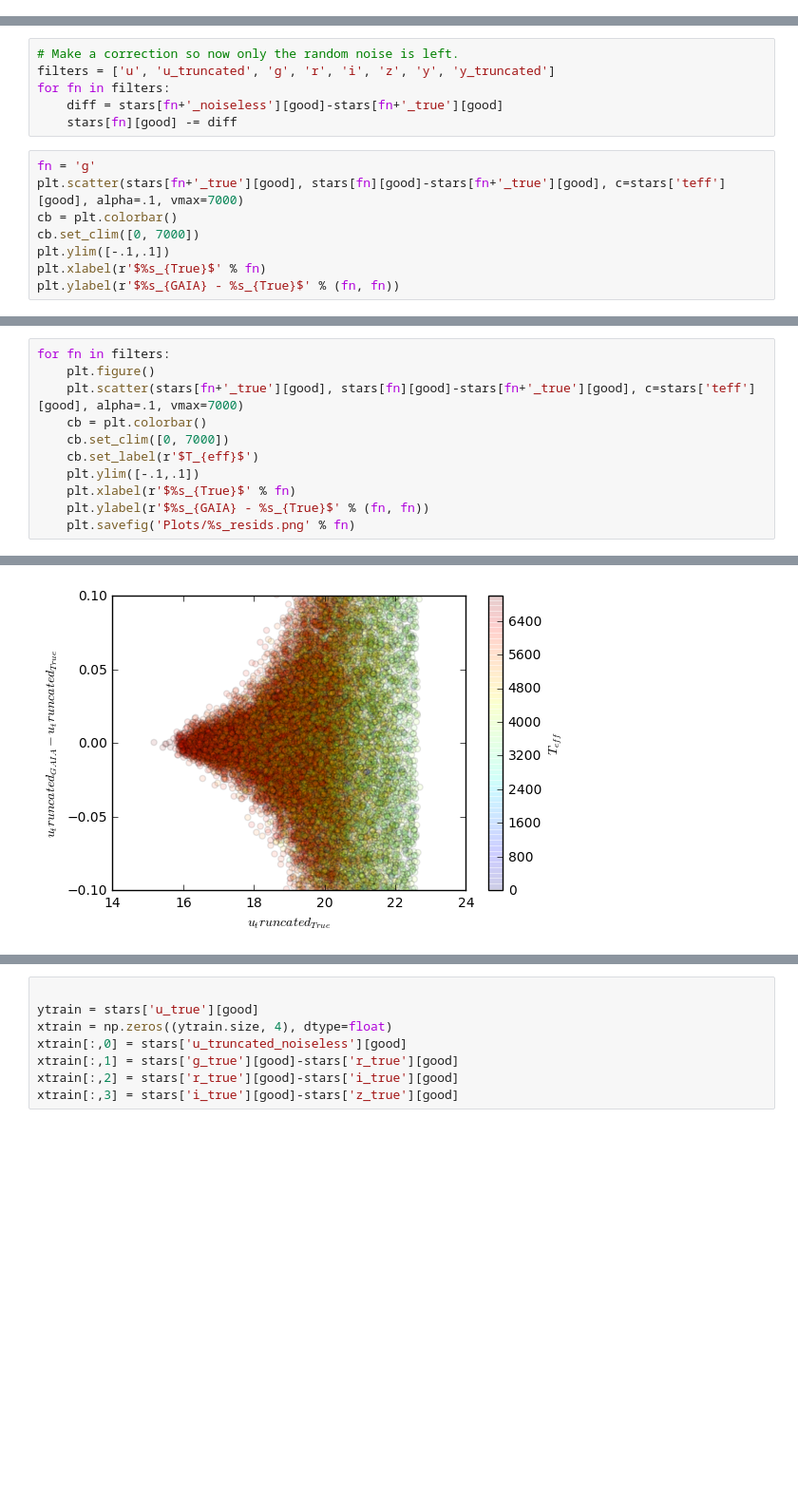
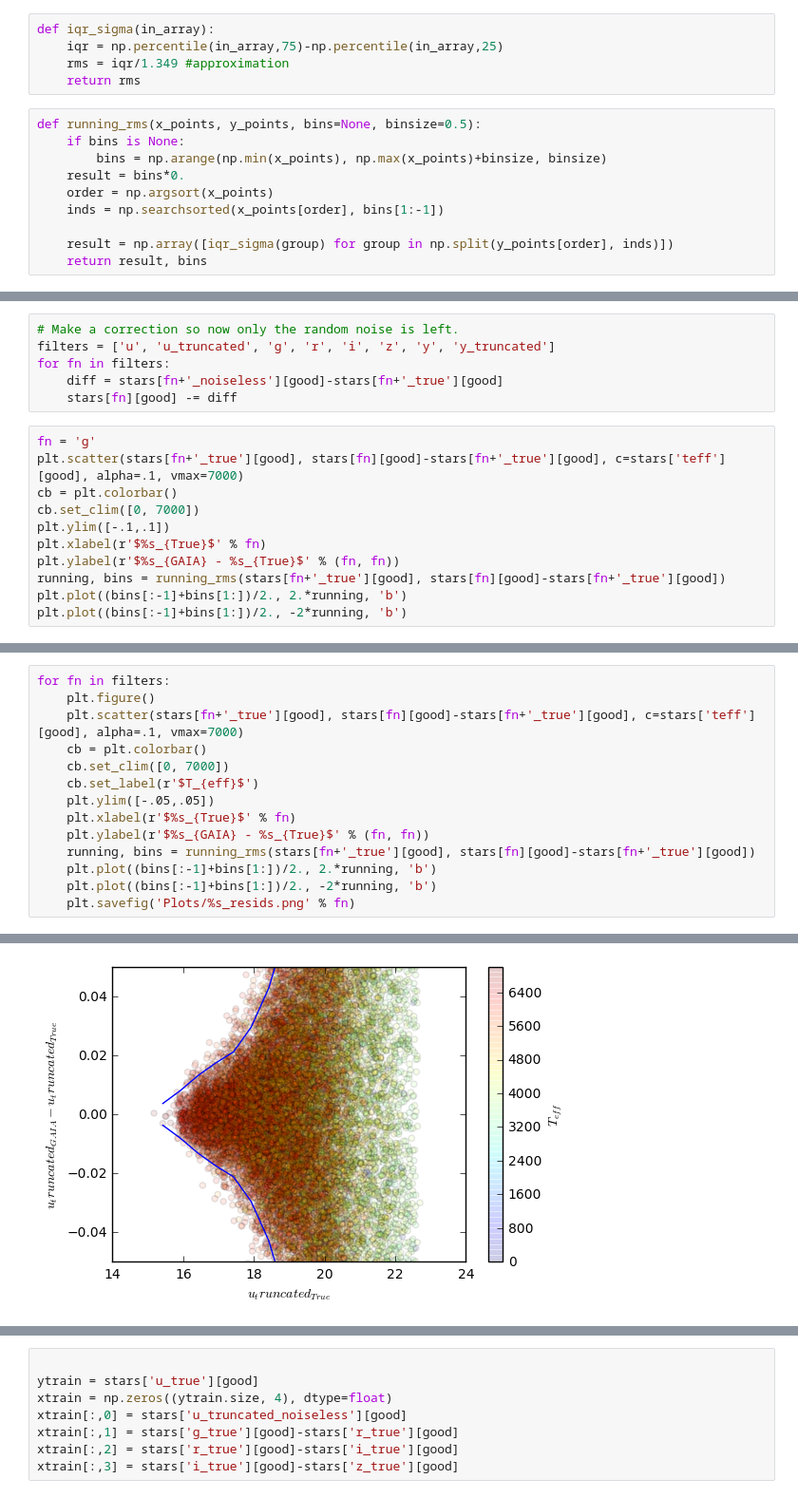
Before and after one commit to lsst-sims/sims_gaia_calib, a Jupyter notebook: python/blargh.ipynb, the cells around one changed output, grey strips where cells are left out. Shown at 95% size. Cells and saved outputs as stored; diff of their text form; blank space fills up the shorter version.

```diff
--- a/python/blargh.ipynb
+++ b/python/blargh.ipynb
@@ -10,6 +10,21 @@ import os
 import healpy as hp
 from astropy.coordinates import SkyCoord
 from astropy import units as u
+# %%
+def iqr_sigma(in_array):
+    iqr = np.percentile(in_array,75)-np.percentile(in_array,25)
+    rms = iqr/1.349 #approximation
+    return rms
+# %%
+def running_rms(x_points, y_points, bins=None, binsize=0.5):
+    if bins is None:
+        bins = np.arange(np.min(x_points), np.max(x_points)+binsize, binsize)
+    result = bins*0.
+    order = np.argsort(x_points)
+    inds = np.searchsorted(x_points[order], bins[1:-1])
+
+    result = np.array([iqr_sigma(group) for group in np.split(y_points[order], inds)])
+    return result, bins
 # %%
 def gnomonic_project_toxy(RA1, Dec1, RAcen, Deccen):
     """
@@ -97,4 +112,7 @@ cb.set_clim([0, 7000])
 plt.ylim([-.1,.1])
 plt.xlabel(r'$%s_{True}$' % fn)
 plt.ylabel(r'$%s_{GAIA} - %s_{True}$' % (fn, fn))
+running, bins = running_rms(stars[fn+'_true'][good], stars[fn][good]-stars[fn+'_true'][good])
+plt.plot((bins[:-1]+bins[1:])/2., 2.*running, 'b')
+plt.plot((bins[:-1]+bins[1:])/2., -2*running, 'b')
 # %% [output]
@@ -107,8 +131,11 @@ for fn in filters:
     cb = plt.colorbar()
     cb.set_clim([0, 7000])
     cb.set_label(r'$T_{eff}$')
-    plt.ylim([-.1,.1])
+    plt.ylim([-.05,.05])
     plt.xlabel(r'$%s_{True}$' % fn)
     plt.ylabel(r'$%s_{GAIA} - %s_{True}$' % (fn, fn))
+    running, bins = running_rms(stars[fn+'_true'][good], stars[fn][good]-stars[fn+'_true'][good])
+    plt.plot((bins[:-1]+bins[1:])/2., 2.*running, 'b')
+    plt.plot((bins[:-1]+bins[1:])/2., -2*running, 'b')
     plt.savefig('Plots/%s_resids.png' % fn)
 # %% [output]
@@ -116 +143 @@ for fn in filters:
-[figure, old version]
+[figure, new version]
```
Also changed, not shown: parts of 32 cells of this notebook, 1 other file.
